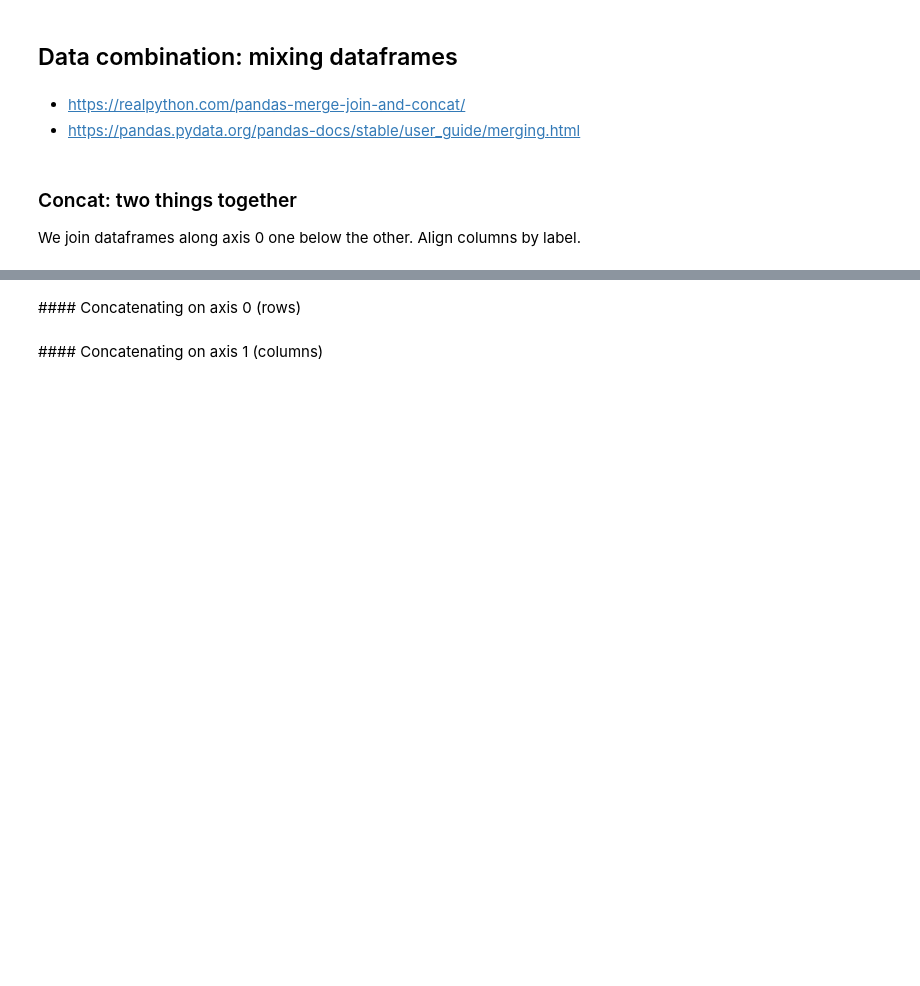
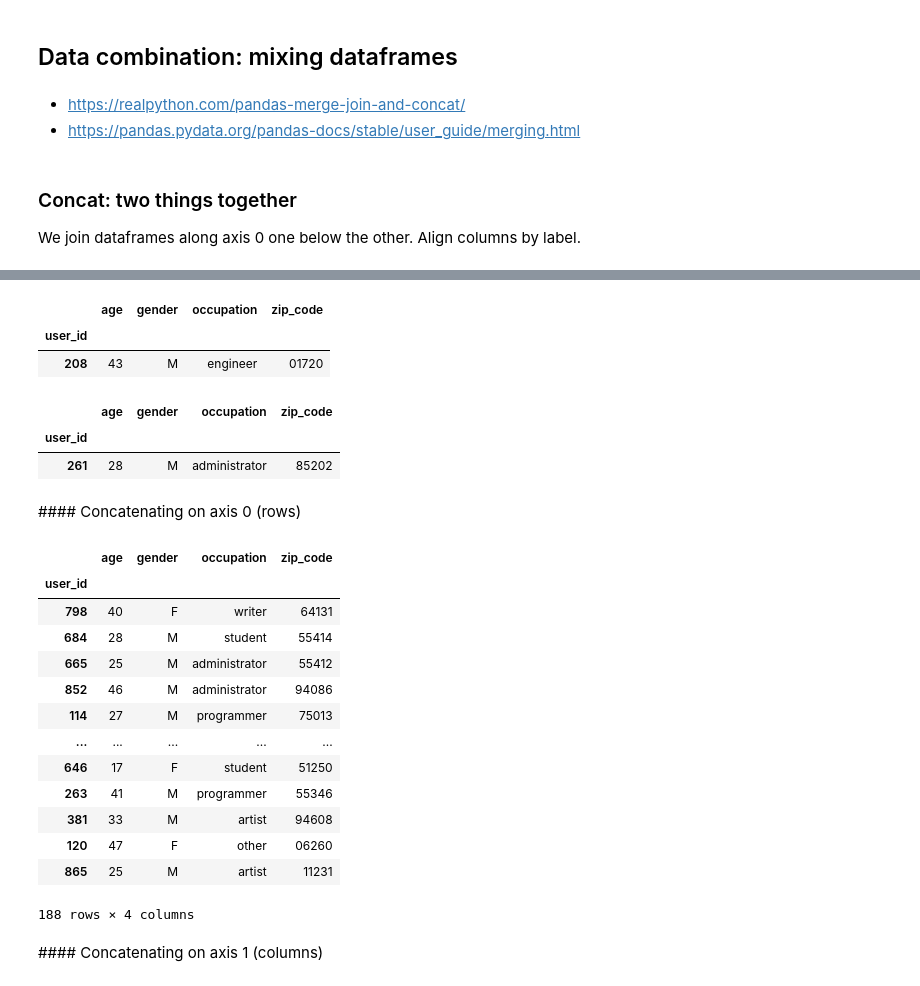
Before and after one commit to Ironhack-data-bcn-january-2024/lectures, a Jupyter notebook: week-2/3-Pandas III - Aggregation & combination.ipynb, the cells around one changed output, grey strips where cells are left out. Saved outputs shown, nothing was run; the diff lists cells and outputs as text; code cells hidden in the pictures; blank space fills up the shorter version.

```diff
--- a/week-2/3-Pandas III - Aggregation & combination.ipynb
+++ b/week-2/3-Pandas III - Aggregation & combination.ipynb
@@ -121,4 +329,34 @@ df.sample()
+# %%
+df_1.sample()
+# %% [output]
+|  | age | gender | occupation | zip_code |
+| user_id |  |  |  |  |
+| 208 | 43 | M | engineer | 01720 |
+# %%
+df_2.sample()
+# %% [output]
+|  | age | gender | occupation | zip_code |
+| user_id |  |  |  |  |
+| 261 | 28 | M | administrator | 85202 |
 # %% [markdown]
 #### Concatenating on axis 0 (rows)
+# %%
+new_df = pd.concat([df_1, df_2], axis = 0)
+new_df
+# %% [output]
+|  | age | gender | occupation | zip_code |
+| user_id |  |  |  |  |
+| 798 | 40 | F | writer | 64131 |
+| 684 | 28 | M | student | 55414 |
+| 665 | 25 | M | administrator | 55412 |
+| 852 | 46 | M | administrator | 94086 |
+| 114 | 27 | M | programmer | 75013 |
+| ... | ... | ... | ... | ... |
+| 646 | 17 | F | student | 51250 |
+| 263 | 41 | M | programmer | 55346 |
+| 381 | 33 | M | artist | 94608 |
+| 120 | 47 | F | other | 06260 |
+| 865 | 25 | M | artist | 11231 |
+188 rows × 4 columns
 # %% [markdown]
 #### Concatenating on axis 1 (columns)
```
Also changed, not shown: parts of 32 cells of this notebook.
